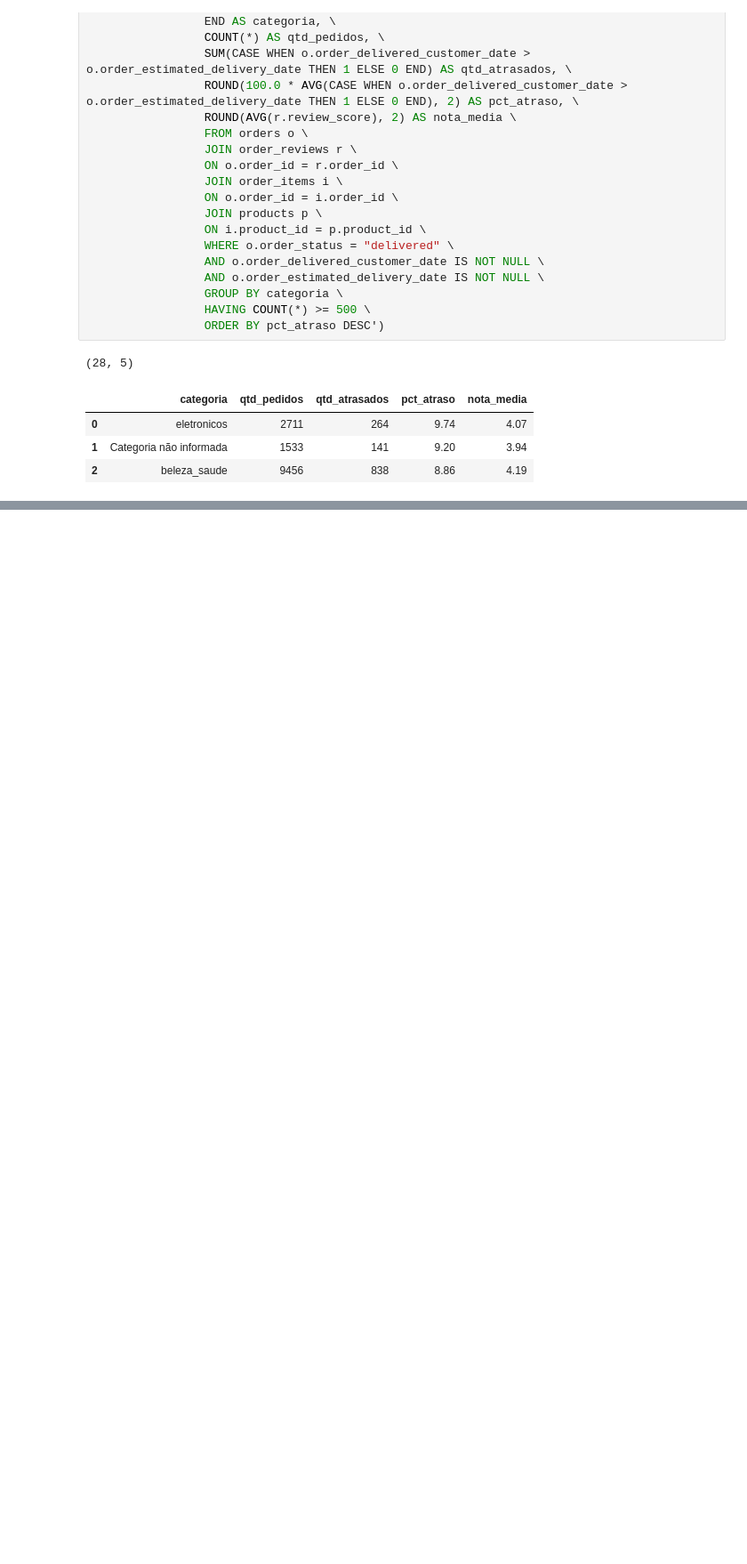
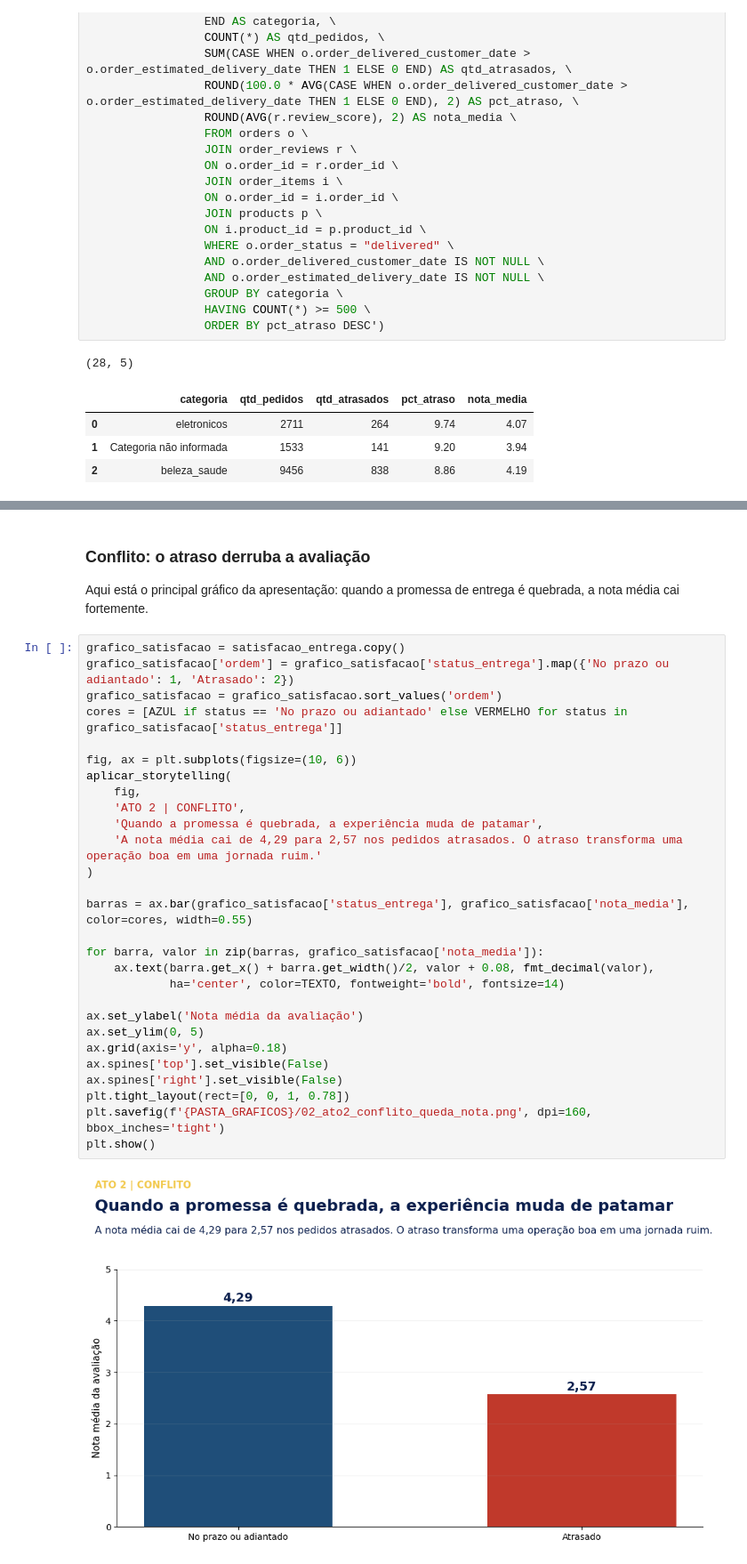
Before and after one commit to PauloViniciusR/SQL, a Jupyter notebook: Storytelling_sql/notebook/analise_base_Sql.ipynb, the cells around one changed output, grey strips where cells are left out. Shown at 89% size. Cells and saved outputs as stored; diff of their text form; blank space fills up the shorter version.

```diff
--- a/Storytelling_sql/notebook/analise_base_Sql.ipynb
+++ b/Storytelling_sql/notebook/analise_base_Sql.ipynb
@@ -254,0 +324,34 @@ categoria_atraso = executa_consulta('SELECT \
+# %% [markdown]
+### Conflito: o atraso derruba a avaliação
+
+Aqui está o principal gráfico da apresentação: quando a promessa de entrega é quebrada, a nota média cai fortemente.
+# %%
+grafico_satisfacao = satisfacao_entrega.copy()
+grafico_satisfacao['ordem'] = grafico_satisfacao['status_entrega'].map({'No prazo ou adiantado': 1, 'Atrasado': 2})
+grafico_satisfacao = grafico_satisfacao.sort_values('ordem')
+cores = [AZUL if status == 'No prazo ou adiantado' else VERMELHO for status in grafico_satisfacao['status_entrega']]
+
+fig, ax = plt.subplots(figsize=(10, 6))
+aplicar_storytelling(
+    fig,
+    'ATO 2 | CONFLITO',
+    'Quando a promessa é quebrada, a experiência muda de patamar',
+    'A nota média cai de 4,29 para 2,57 nos pedidos atrasados. O atraso transforma uma operação boa em uma jornada ruim.'
+)
+
+barras = ax.bar(grafico_satisfacao['status_entrega'], grafico_satisfacao['nota_media'], color=cores, width=0.55)
+
+for barra, valor in zip(barras, grafico_satisfacao['nota_media']):
+    ax.text(barra.get_x() + barra.get_width()/2, valor + 0.08, fmt_decimal(valor),
+            ha='center', color=TEXTO, fontweight='bold', fontsize=14)
+
+ax.set_ylabel('Nota média da avaliação')
+ax.set_ylim(0, 5)
+ax.grid(axis='y', alpha=0.18)
+ax.spines['top'].set_visible(False)
+ax.spines['right'].set_visible(False)
+plt.tight_layout(rect=[0, 0, 1, 0.78])
+plt.savefig(f'{PASTA_GRAFICOS}/02_ato2_conflito_queda_nota.png', dpi=160, bbox_inches='tight')
+plt.show()
+# %% [output]
+[figure, added]
```
Also changed, not shown: parts of 12 cells of this notebook, 7 other files.
